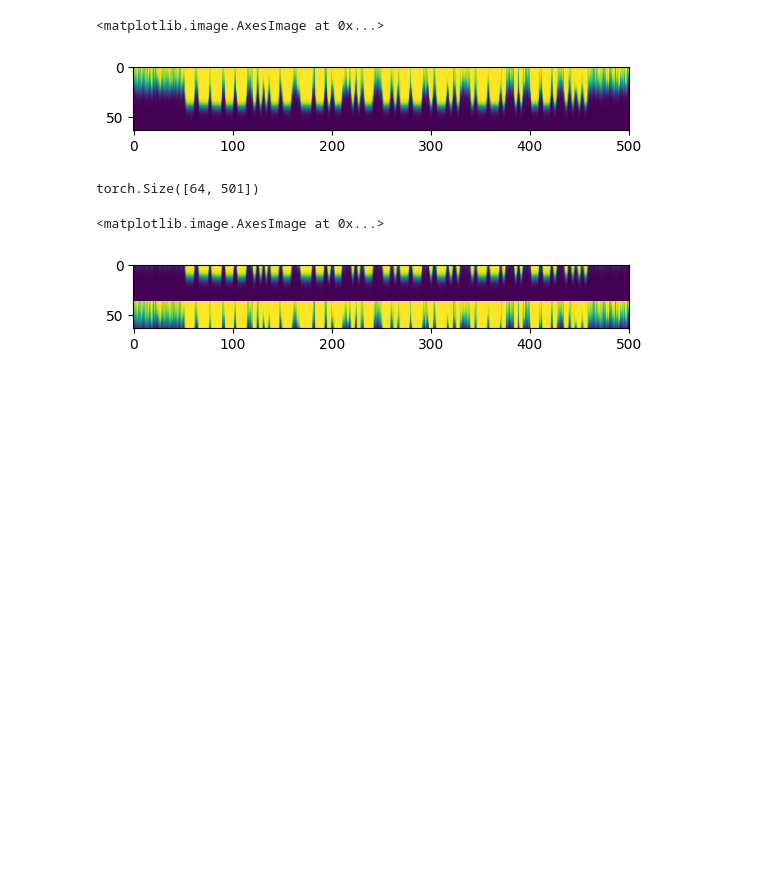
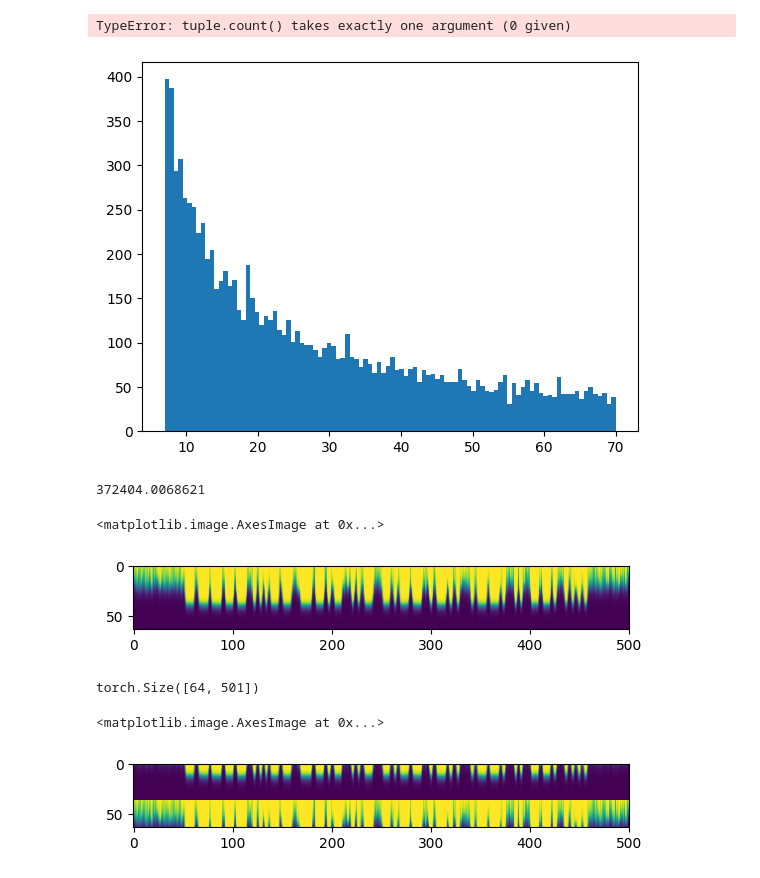
Before and after one commit to SwedishSquid/KC25_morse, a Jupyter notebook: playground.ipynb, the cells around one changed output. Saved outputs shown, nothing was run; the diff lists cells and outputs as text; code cells hidden in the pictures; blank space fills up the shorter version.

```diff
--- a/playground.ipynb
+++ b/playground.ipynb
@@ -1,3 +39,20 @@
+# %%
+def quantile(r):
+    return np.exp((r / c) + np.log(start))
+
+samples = quantile(rng.uniform(0, 1, size))
+
+what = plt.hist(samples, bins=100)
+# plt.show()
+# %% [output]
+TypeError: tuple.count() takes exactly one argument (0 given)
+[figure, added]
+# %%
+import time
+
+time.perf_counter()
+# %% [output]
+372404.0068621
 # %%
 import numpy as np
 import pandas as pd
```
Also changed, not shown: parts of 3 cells of this notebook, 5 other files.
